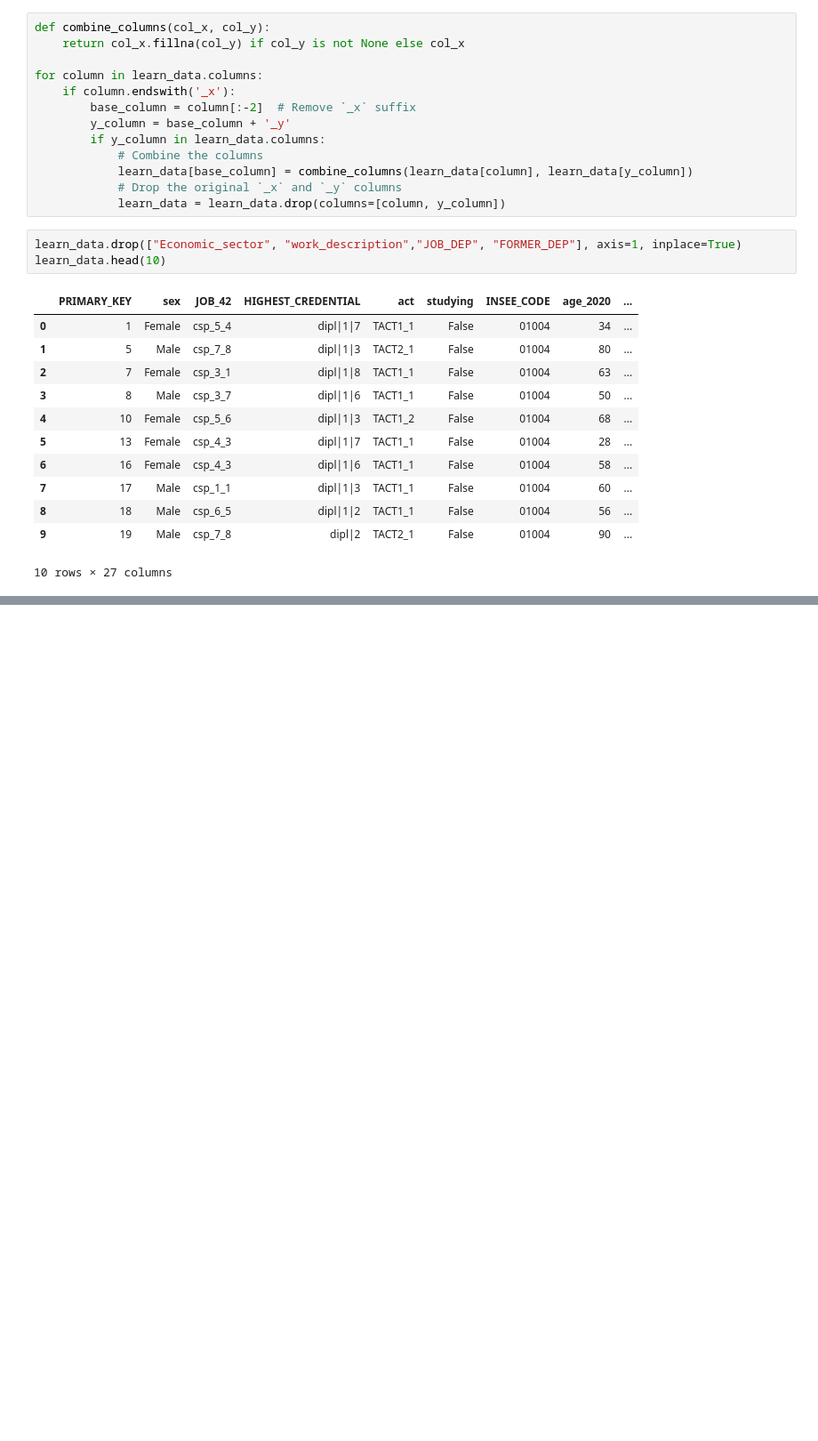
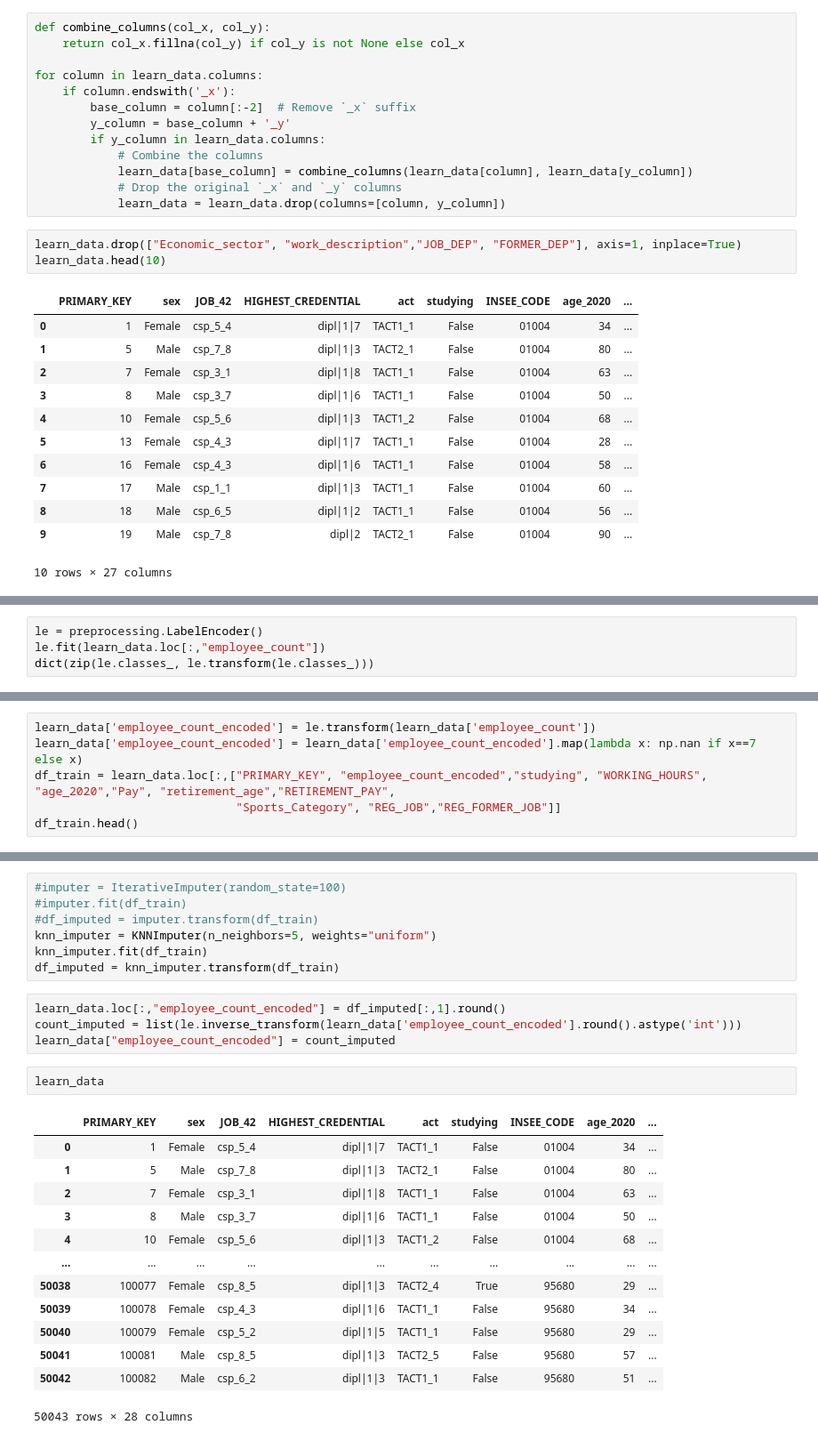
Before and after one commit to rinaaro/Machine-Learning-Project, a Jupyter notebook: merging_2_0.ipynb, the cells around one changed output, grey strips where cells are left out. Shown at 89% size. Cells and saved outputs as stored; diff of their text form; blank space fills up the shorter version.

Commit message:
imputyation employee count on merged learn set

```diff
--- a/merging_2_0.ipynb
+++ b/merging_2_0.ipynb
@@ -208,0 +255,4 @@ learn_data.head(10)
+# %%
+le = preprocessing.LabelEncoder()
+le.fit(learn_data.loc[:,"employee_count"])
+dict(zip(le.classes_, le.transform(le.classes_)))
@@ -208,0 +268,6 @@ learn_data.head(10)
+# %%
+learn_data['employee_count_encoded'] = le.transform(learn_data['employee_count'])
+learn_data['employee_count_encoded'] = learn_data['employee_count_encoded'].map(lambda x: np.nan if x==7 else x)
+df_train = learn_data.loc[:,["PRIMARY_KEY", "employee_count_encoded","studying", "WORKING_HOURS", "age_2020","Pay", "retirement_age","RETIREMENT_PAY",
+                             "Sports_Category", "REG_JOB","REG_FORMER_JOB"]]
+df_train.head()
@@ -208,0 +281,27 @@ learn_data.head(10)
+# %%
+#imputer = IterativeImputer(random_state=100)
+#imputer.fit(df_train)
+#df_imputed = imputer.transform(df_train)
+knn_imputer = KNNImputer(n_neighbors=5, weights="uniform")
+knn_imputer.fit(df_train)
+df_imputed = knn_imputer.transform(df_train)
+# %%
+learn_data.loc[:,"employee_count_encoded"] = df_imputed[:,1].round()
+count_imputed = list(le.inverse_transform(learn_data['employee_count_encoded'].round().astype('int')))
+learn_data["employee_count_encoded"] = count_imputed
+# %%
+learn_data
+# %% [output]
+|  | PRIMARY_KEY | sex | JOB_42 | HIGHEST_CREDENTIAL | act | studying | INSEE_CODE | age_2020 | ... |
+| 0 | 1 | Female | csp_5_4 | dipl|1|7 | TACT1_1 | False | 01004 | 34 | ... |
+| 1 | 5 | Male | csp_7_8 | dipl|1|3 | TACT2_1 | False | 01004 | 80 | ... |
+| 2 | 7 | Female | csp_3_1 | dipl|1|8 | TACT1_1 | False | 01004 | 63 | ... |
+| 3 | 8 | Male | csp_3_7 | dipl|1|6 | TACT1_1 | False | 01004 | 50 | ... |
+| 4 | 10 | Female | csp_5_6 | dipl|1|3 | TACT1_2 | False | 01004 | 68 | ... |
+| ... | ... | ... | ... | ... | ... | ... | ... | ... | ... |
+| 50038 | 100077 | Female | csp_8_5 | dipl|1|3 | TACT2_4 | True | 95680 | 29 | ... |
+| 50039 | 100078 | Female | csp_4_3 | dipl|1|6 | TACT1_1 | False | 95680 | 34 | ... |
+| 50040 | 100079 | Female | csp_5_2 | dipl|1|5 | TACT1_1 | False | 95680 | 29 | ... |
+| 50041 | 100081 | Male | csp_8_5 | dipl|1|3 | TACT2_5 | False | 95680 | 57 | ... |
+| 50042 | 100082 | Male | csp_6_2 | dipl|1|3 | TACT1_1 | False | 95680 | 51 | ... |
+50043 rows × 28 columns
```
Also changed, not shown: parts of 10 cells of this notebook.
